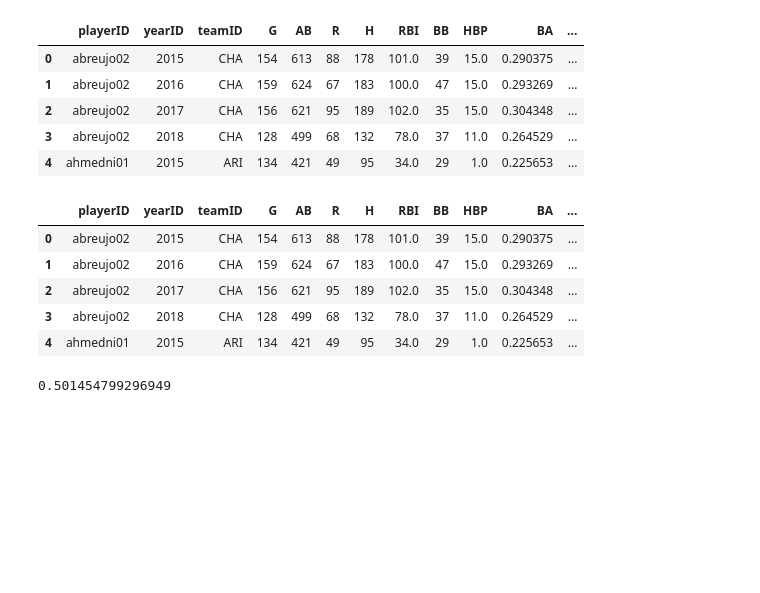
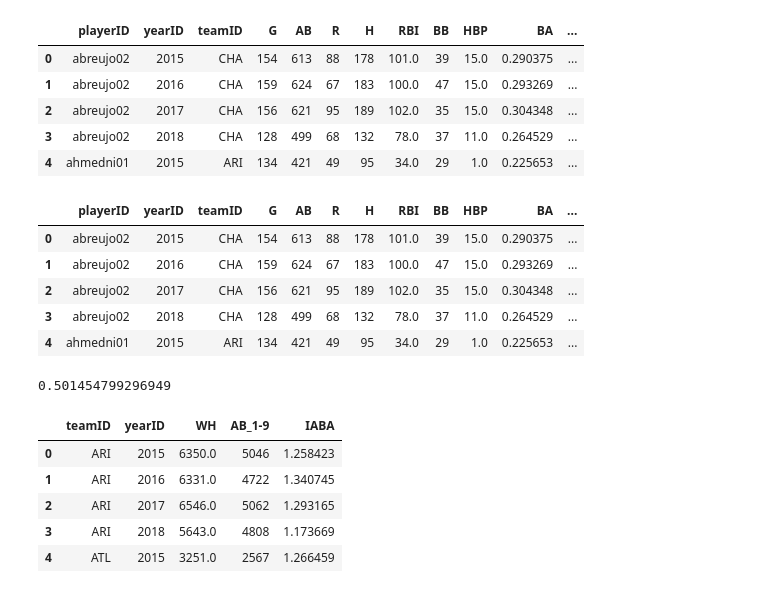
Before and after one commit to Amogh100/SabermetricsFinalProject, a Jupyter notebook: final_project_data.ipynb, the cells around one changed output. Saved outputs shown, nothing was run; the diff lists cells and outputs as text; code cells hidden in the pictures; blank space fills up the shorter version.

```diff
--- a/final_project_data.ipynb
+++ b/final_project_data.ipynb
@@ -282,0 +285,12 @@ b["OBP"].corr(b["IABA"], method='pearson')
+# %%
+t = b.groupby(['teamID', 'yearID']).agg({'WH':'sum', 'AB_1-9':'sum'})
+t = t.reset_index()
+t['IABA'] = t['WH']/t['AB_1-9']
+t.head()
+# %% [output]
+|  | teamID | yearID | WH | AB_1-9 | IABA |
+| 0 | ARI | 2015 | 6350.0 | 5046 | 1.258423 |
+| 1 | ARI | 2016 | 6331.0 | 4722 | 1.340745 |
+| 2 | ARI | 2017 | 6546.0 | 5062 | 1.293165 |
+| 3 | ARI | 2018 | 5643.0 | 4808 | 1.173669 |
+| 4 | ATL | 2015 | 3251.0 | 2567 | 1.266459 |
```
Also changed, not shown: parts of 3 cells of this notebook.
